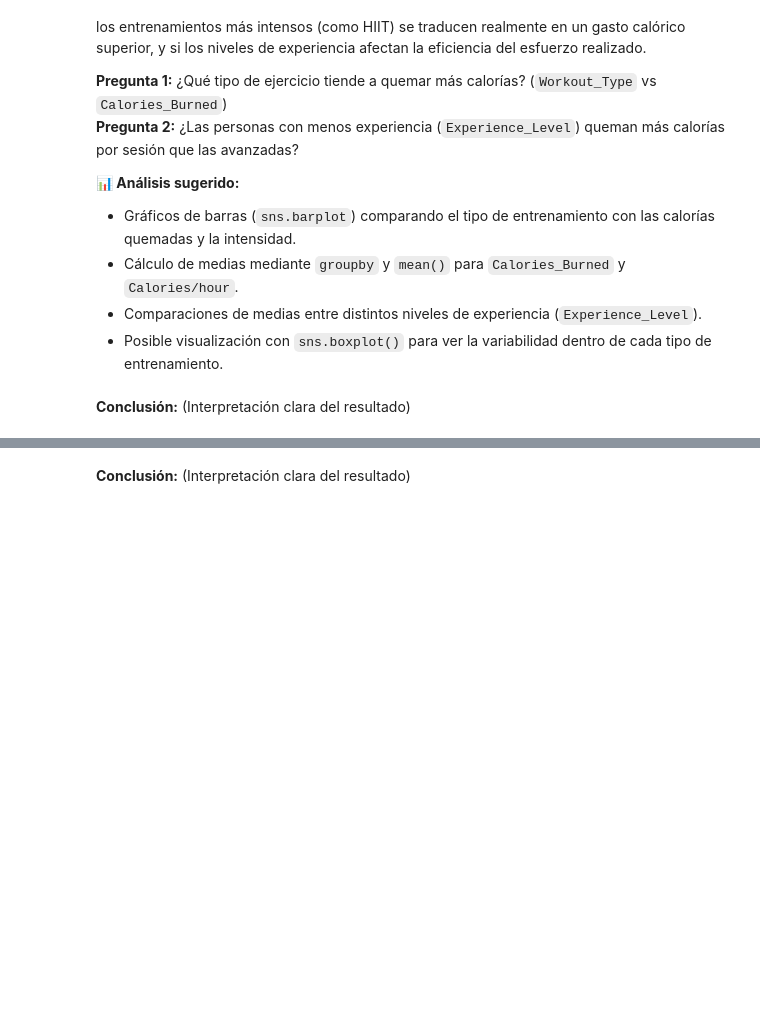
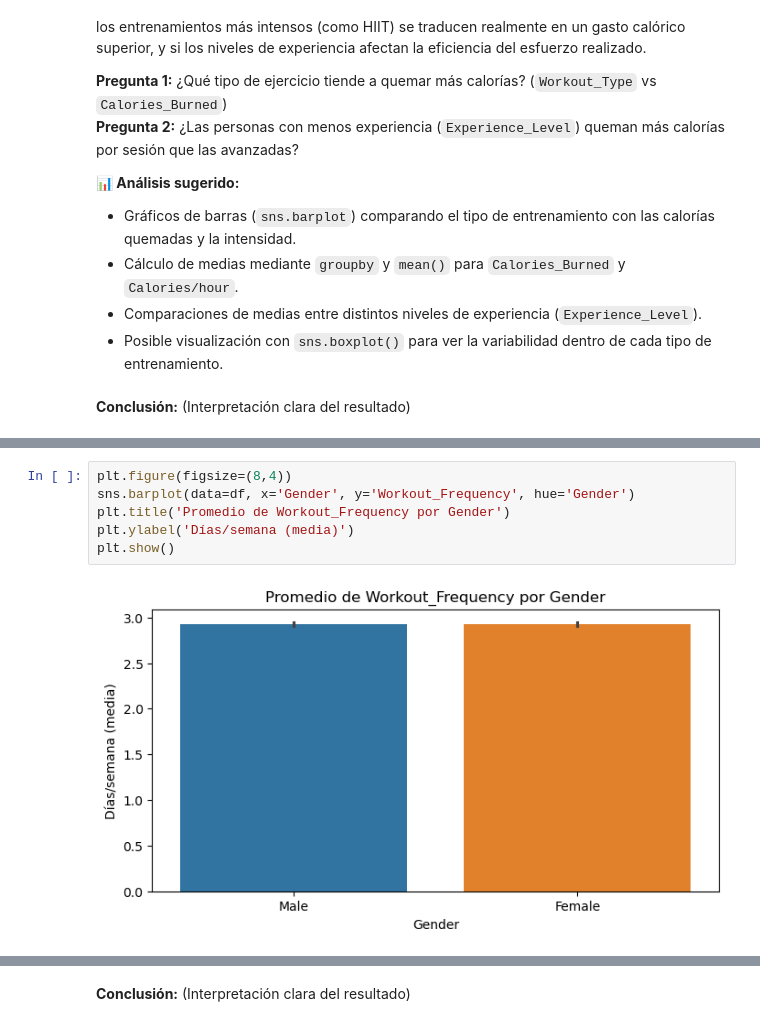
Before and after one commit to albamdls/analisis-exploratorio-dataset-life-style, a Jupyter notebook: notebook.ipynb, the cells around one changed output, grey strips where cells are left out. Drawn from its saved outputs; the diff is of its cells as text; blank space fills up the shorter version.

```diff
--- a/notebook.ipynb
+++ b/notebook.ipynb
@@ -498,0 +540,8 @@ Además, observar las diferencias entre hombres y mujeres en cuanto a frecuencia
+# %%
+plt.figure(figsize=(8,4))
+sns.barplot(data=df, x='Gender', y='Workout_Frequency', hue='Gender')
+plt.title('Promedio de Workout_Frequency por Gender')
+plt.ylabel('Días/semana (media)')
+plt.show()
+# %% [output]
+[figure, added]
```
Also changed, not shown: parts of 11 cells of this notebook, 1 other file.
